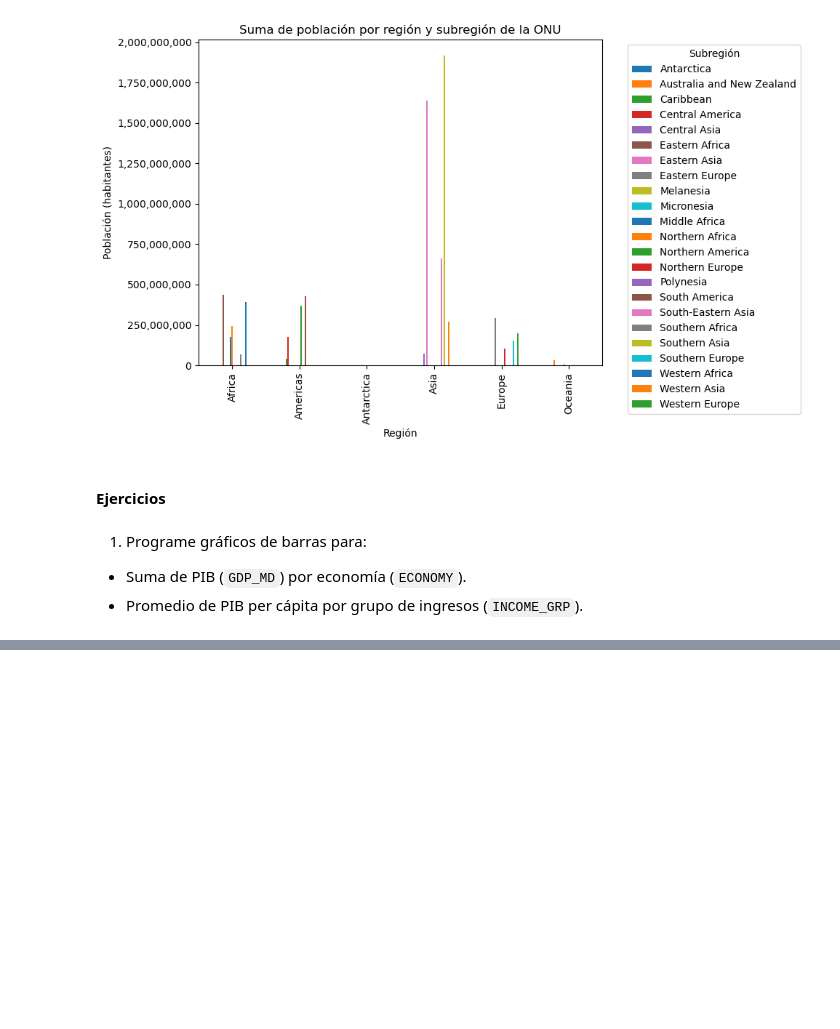
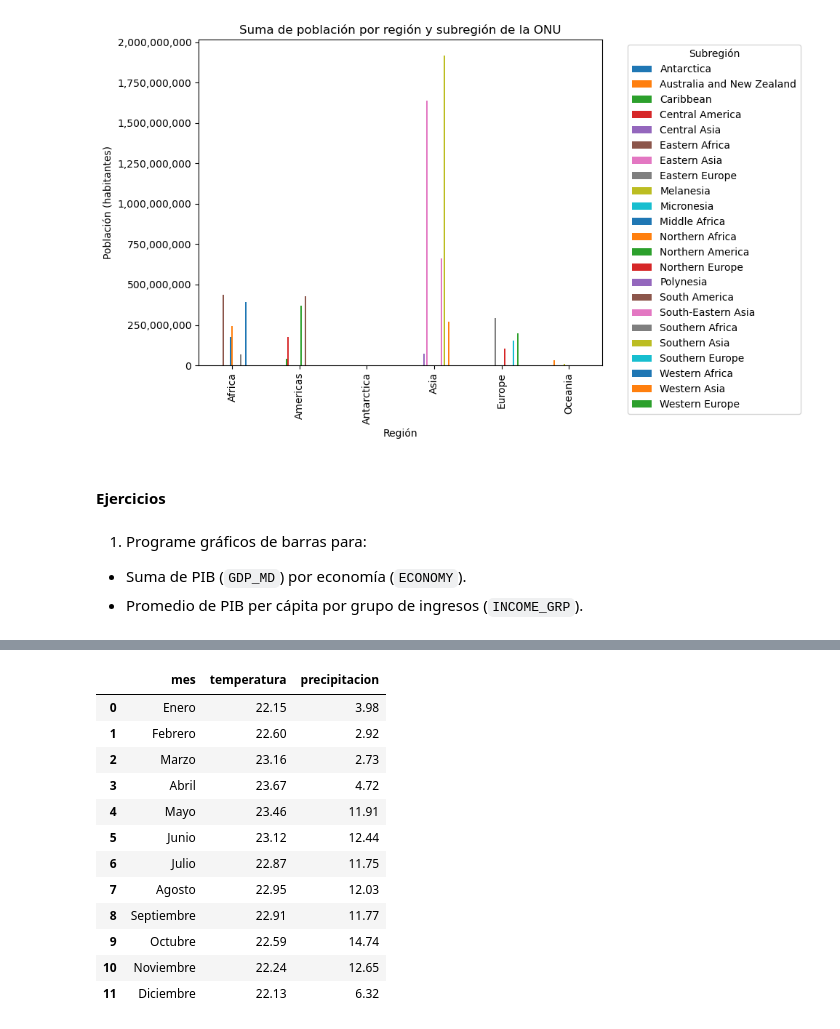
Before and after one commit to gf0657-programacionsig/2024-ii, a Jupyter notebook: _build/jupyter_execute/contenido/3/matplotlib.ipynb, the cells around one changed output, grey strips where cells are left out. Saved outputs shown, nothing was run; the diff lists cells and outputs as text; code cells hidden in the pictures; blank space fills up the shorter version.

```diff
--- a/_build/jupyter_execute/contenido/3/matplotlib.ipynb
+++ b/_build/jupyter_execute/contenido/3/matplotlib.ipynb
@@ -548,0 +561,22 @@ plt.show()
+# %%
+# Carga de datos de clima
+clima = pd.read_csv(
+    "https://raw.githubusercontent.com/gf0657-programacionsig/2024-ii/refs/heads/main/datos/era5/temperatura-precipitacion-cri-2004-2023.csv"
+)
+
+# Despliegue de los datos
+clima
+# %% [output]
+|  | mes | temperatura | precipitacion |
+| 0 | Enero | 22.15 | 3.98 |
+| 1 | Febrero | 22.60 | 2.92 |
+| 2 | Marzo | 23.16 | 2.73 |
+| 3 | Abril | 23.67 | 4.72 |
+| 4 | Mayo | 23.46 | 11.91 |
+| 5 | Junio | 23.12 | 12.44 |
+| 6 | Julio | 22.87 | 11.75 |
+| 7 | Agosto | 22.95 | 12.03 |
+| 8 | Septiembre | 22.91 | 11.77 |
+| 9 | Octubre | 22.59 | 14.74 |
+| 10 | Noviembre | 22.24 | 12.65 |
+| 11 | Diciembre | 22.13 | 6.32 |
```
Also changed, not shown: parts of 5 cells of this notebook, 6 other files.
